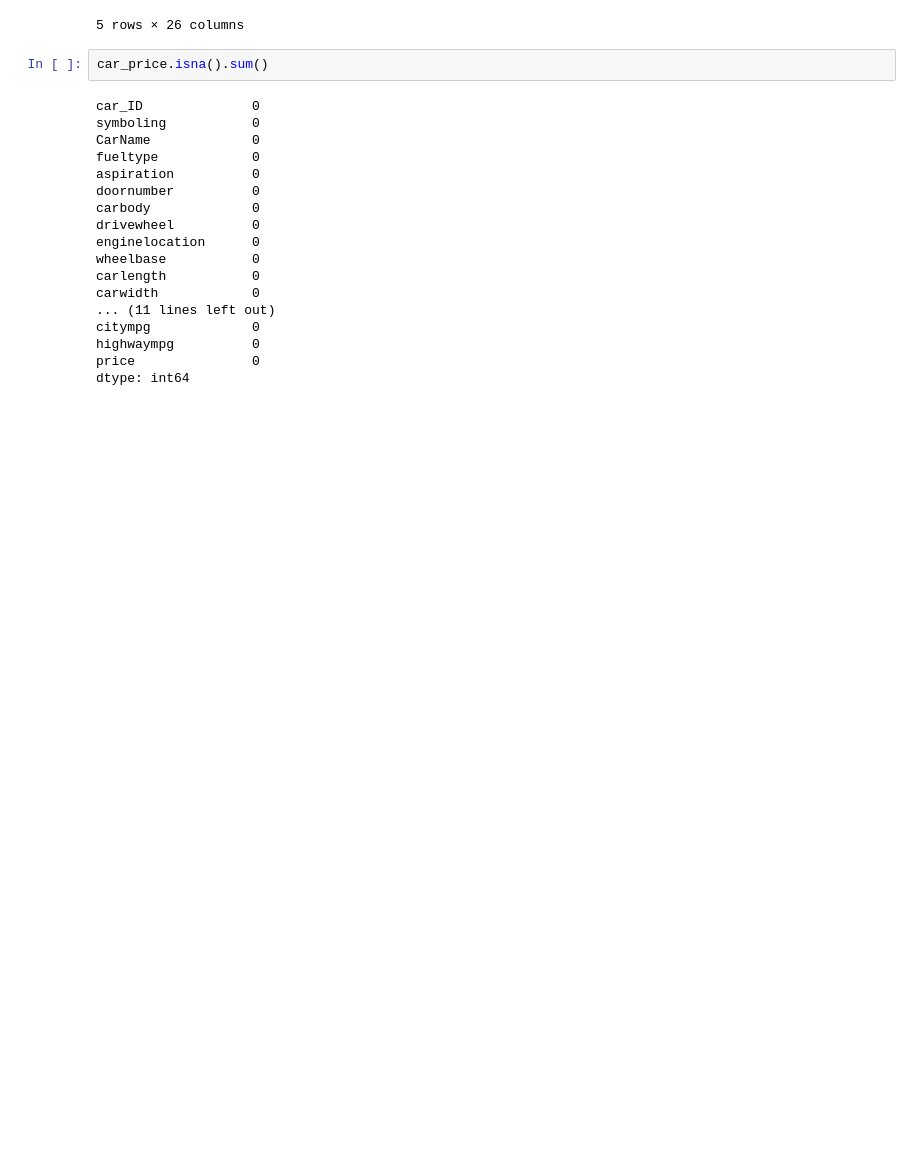
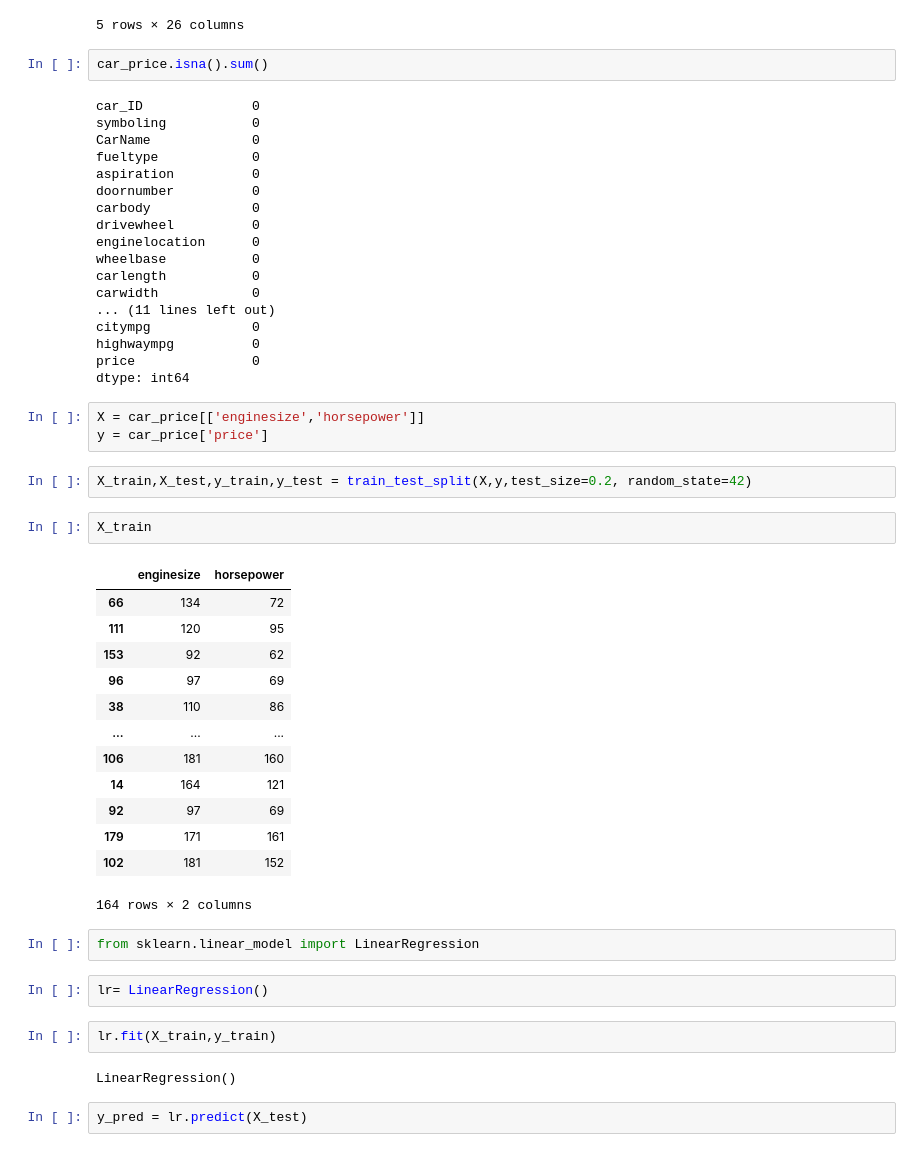
Before and after one commit to bipasha-sharma/Data-Science, a Jupyter notebook: Assignment5.ipynb, the cells around one changed output. Cells and saved outputs as stored; diff of their text form; blank space fills up the shorter version.

```diff
--- a/Assignment5.ipynb
+++ b/Assignment5.ipynb
@@ -36,3 +36,34 @@ citympg             0
 highwaympg          0
 price               0
 dtype: int64
+# %%
+X = car_price[['enginesize','horsepower']]
+y = car_price['price']
+# %%
+X_train,X_test,y_train,y_test = train_test_split(X,y,test_size=0.2, random_state=42)
+# %%
+X_train
+# %% [output]
+|  | enginesize | horsepower |
+| 66 | 134 | 72 |
+| 111 | 120 | 95 |
+| 153 | 92 | 62 |
+| 96 | 97 | 69 |
+| 38 | 110 | 86 |
+| ... | ... | ... |
+| 106 | 181 | 160 |
+| 14 | 164 | 121 |
+| 92 | 97 | 69 |
+| 179 | 171 | 161 |
+| 102 | 181 | 152 |
+164 rows × 2 columns
+# %%
+from sklearn.linear_model import LinearRegression
+# %%
+lr= LinearRegression()
+# %%
+lr.fit(X_train,y_train)
+# %% [output]
+LinearRegression()
+# %%
+y_pred = lr.predict(X_test)
```
Also changed, not shown: parts of 11 cells of this notebook.
